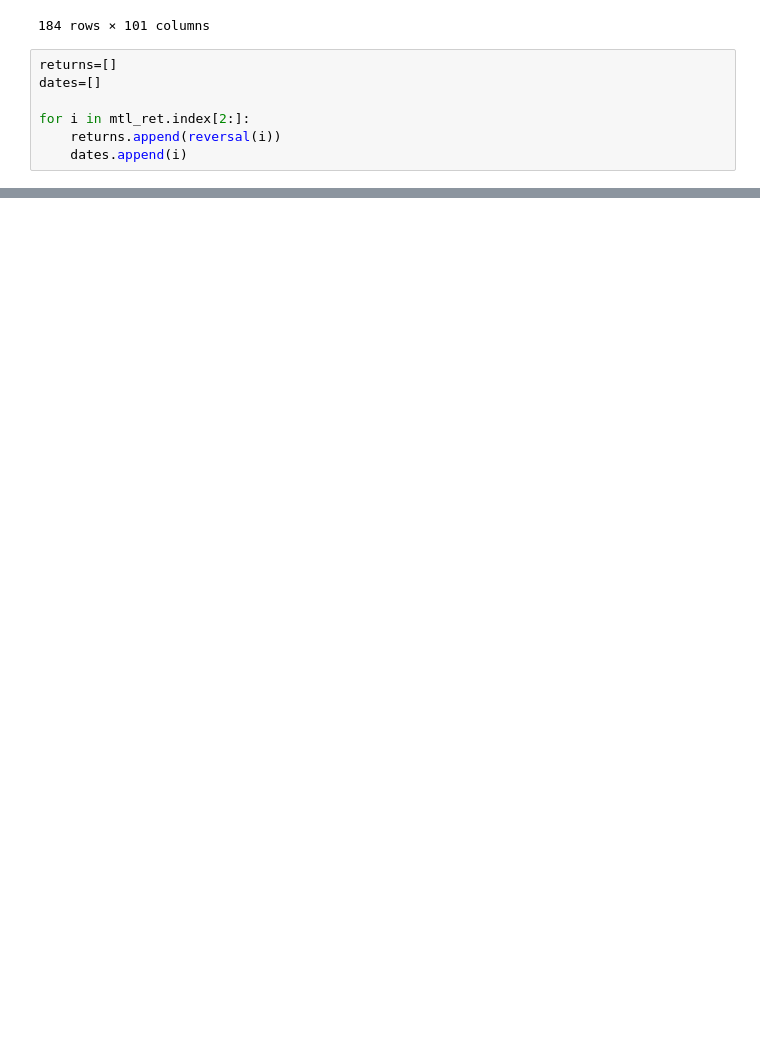
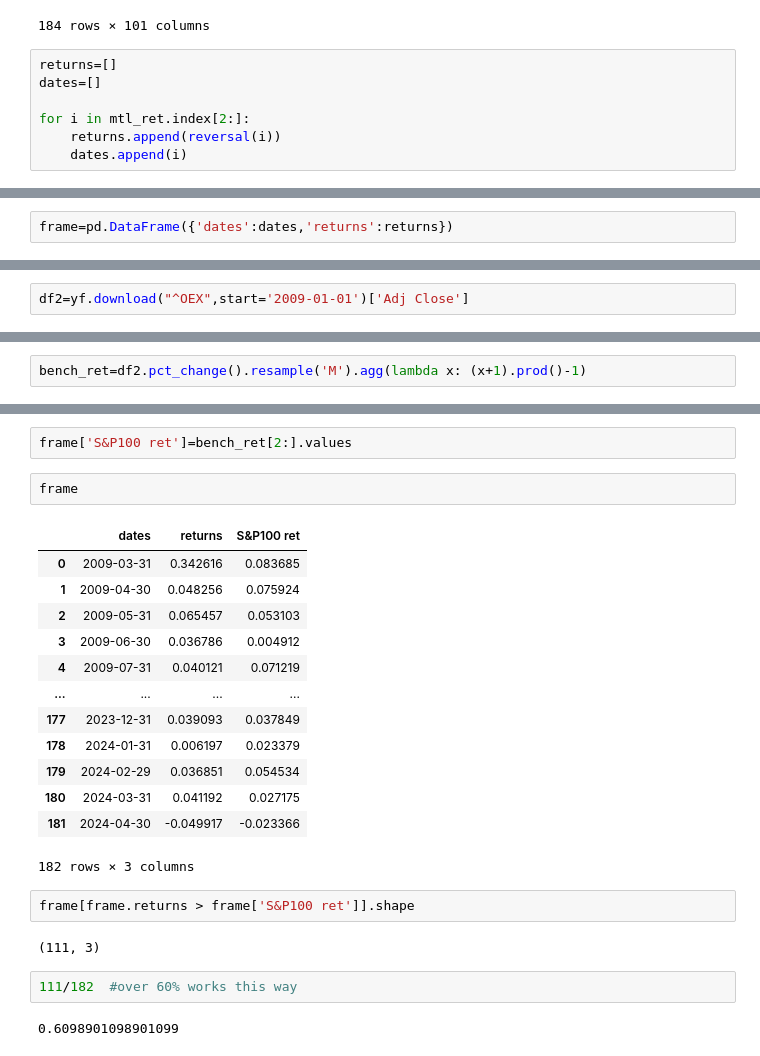
Before and after one commit to safder777/Algorithm-Trading, a Jupyter notebook: Short term reversal Strategy.ipynb, the cells around one changed output, grey strips where cells are left out. Drawn from its saved outputs; the diff is of its cells as text; blank space fills up the shorter version.

```diff
--- a/Short term reversal Strategy.ipynb
+++ b/Short term reversal Strategy.ipynb
@@ -191,0 +191,2 @@ mtl_ret
+# %%
+frame=pd.DataFrame({'dates':dates,'returns':returns})
@@ -191,0 +213,2 @@ mtl_ret
+# %%
+df2=yf.download("^OEX",start='2009-01-01')['Adj Close']
@@ -191,0 +233,2 @@ mtl_ret
+# %%
+bench_ret=df2.pct_change().resample('M').agg(lambda x: (x+1).prod()-1)
@@ -191,0 +251,26 @@ mtl_ret
+# %%
+frame['S&P100 ret']=bench_ret[2:].values
+# %%
+frame
+# %% [output]
+|  | dates | returns | S&P100 ret |
+| 0 | 2009-03-31 | 0.342616 | 0.083685 |
+| 1 | 2009-04-30 | 0.048256 | 0.075924 |
+| 2 | 2009-05-31 | 0.065457 | 0.053103 |
+| 3 | 2009-06-30 | 0.036786 | 0.004912 |
+| 4 | 2009-07-31 | 0.040121 | 0.071219 |
+| ... | ... | ... | ... |
+| 177 | 2023-12-31 | 0.039093 | 0.037849 |
+| 178 | 2024-01-31 | 0.006197 | 0.023379 |
+| 179 | 2024-02-29 | 0.036851 | 0.054534 |
+| 180 | 2024-03-31 | 0.041192 | 0.027175 |
+| 181 | 2024-04-30 | -0.049917 | -0.023366 |
+182 rows × 3 columns
+# %%
+frame[frame.returns > frame['S&P100 ret']].shape
+# %% [output]
+(111, 3)
+# %%
+111/182  #over 60% works this way
+# %% [output]
+0.6098901098901099
```
Also changed, not shown: parts of 8 cells of this notebook.
